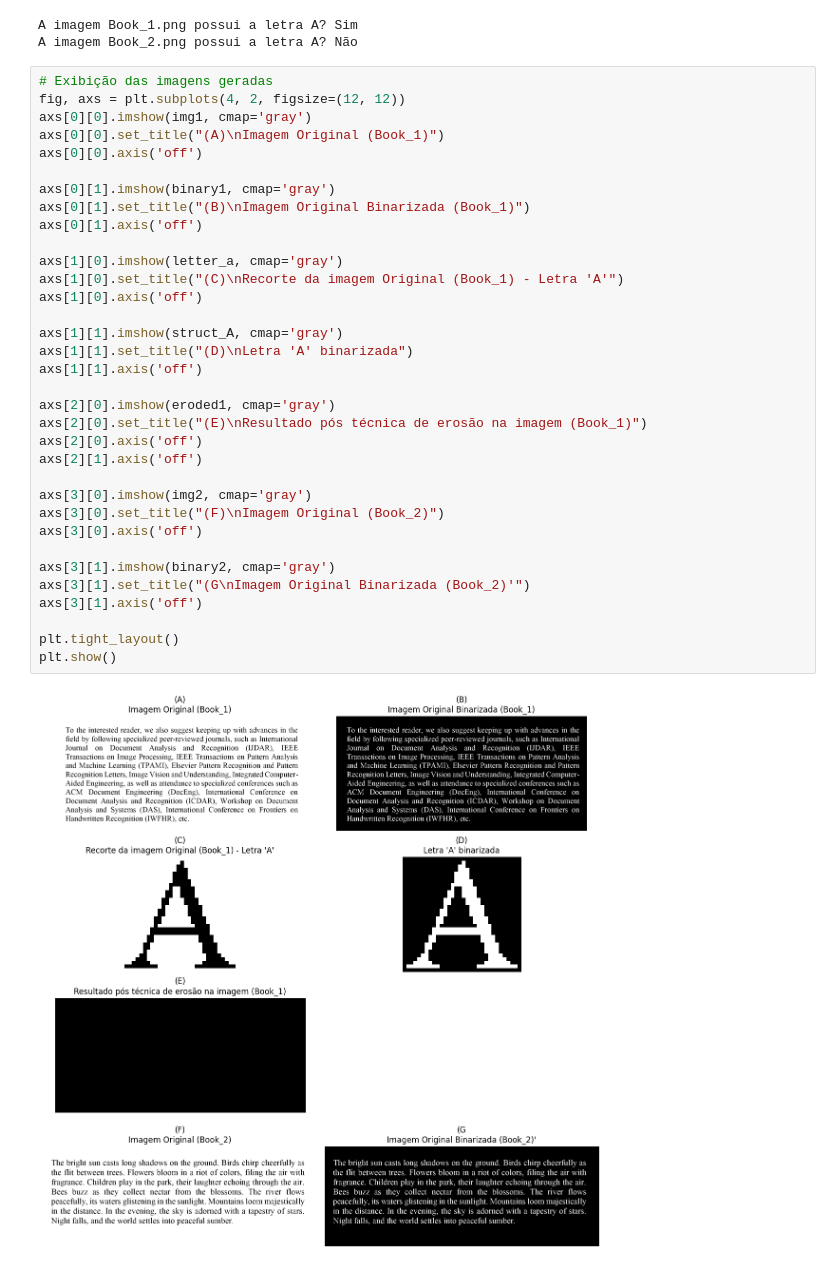
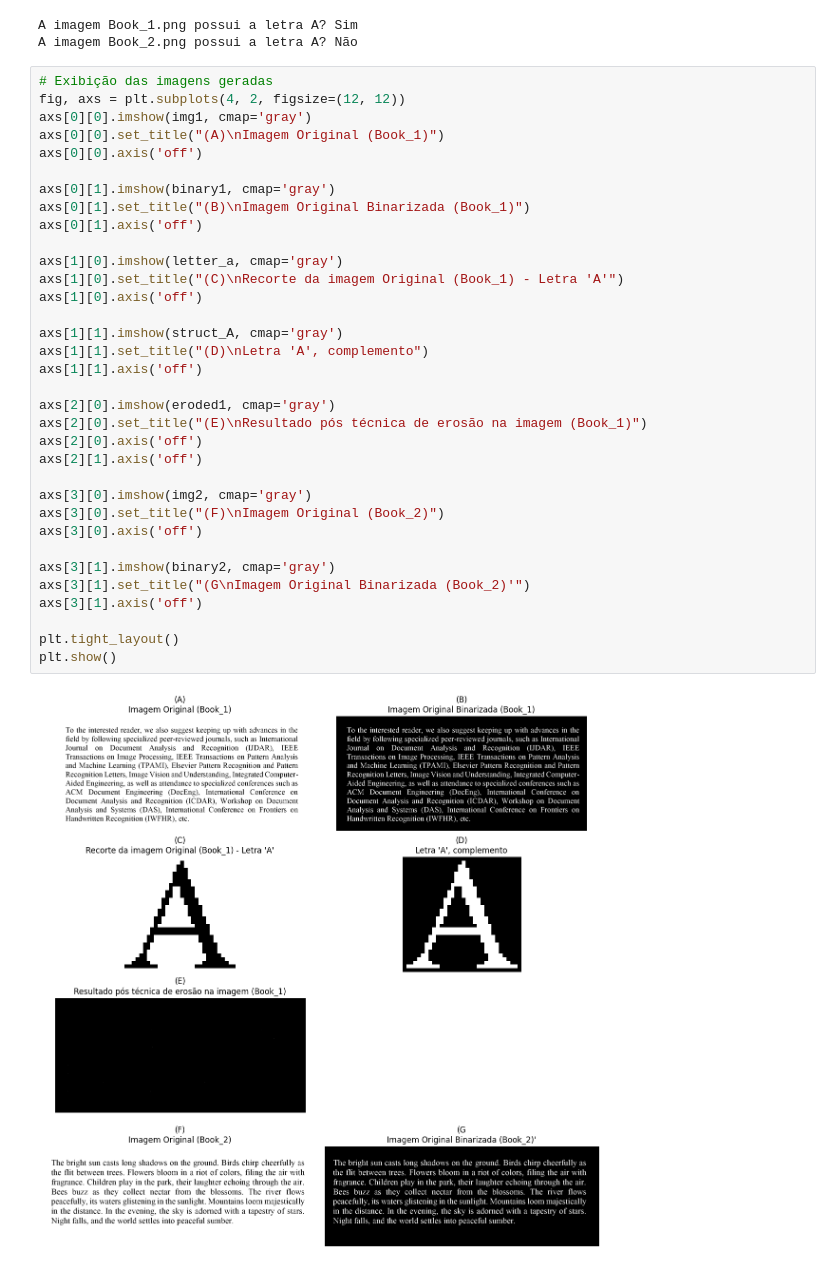
Before and after one commit to ccanacarla/PDI, a Jupyter notebook: Questao8.ipynb, the cells around one changed output. Drawn from its saved outputs; the diff is of its cells as text.

Commit message:
atualização das imagens geradas

```diff
--- a/Questao8.ipynb
+++ b/Questao8.ipynb
@@ -44,32 +44,32 @@ axs[0][0].imshow(img1, cmap='gray')
 axs[0][0].set_title("(A)\nImagem Original (Book_1)")
 axs[0][0].axis('off')
 
 axs[0][1].imshow(binary1, cmap='gray')
 axs[0][1].set_title("(B)\nImagem Original Binarizada (Book_1)")
 axs[0][1].axis('off')
 
 axs[1][0].imshow(letter_a, cmap='gray')
 axs[1][0].set_title("(C)\nRecorte da imagem Original (Book_1) - Letra 'A'")
 axs[1][0].axis('off')
 
 axs[1][1].imshow(struct_A, cmap='gray')
-axs[1][1].set_title("(D)\nLetra 'A' binarizada")
+axs[1][1].set_title("(D)\nLetra 'A', complemento")
 axs[1][1].axis('off')
 
 axs[2][0].imshow(eroded1, cmap='gray')
 axs[2][0].set_title("(E)\nResultado pós técnica de erosão na imagem (Book_1)")
 axs[2][0].axis('off')
 axs[2][1].axis('off')
 
 axs[3][0].imshow(img2, cmap='gray')
 axs[3][0].set_title("(F)\nImagem Original (Book_2)")
 axs[3][0].axis('off')
 
 axs[3][1].imshow(binary2, cmap='gray')
 axs[3][1].set_title("(G\nImagem Original Binarizada (Book_2)'")
 axs[3][1].axis('off')
 
 plt.tight_layout()
 plt.show()
 # %% [output]
-[figure, old version]
+[figure, new version]
```
Also changed, not shown: 2 other files.
